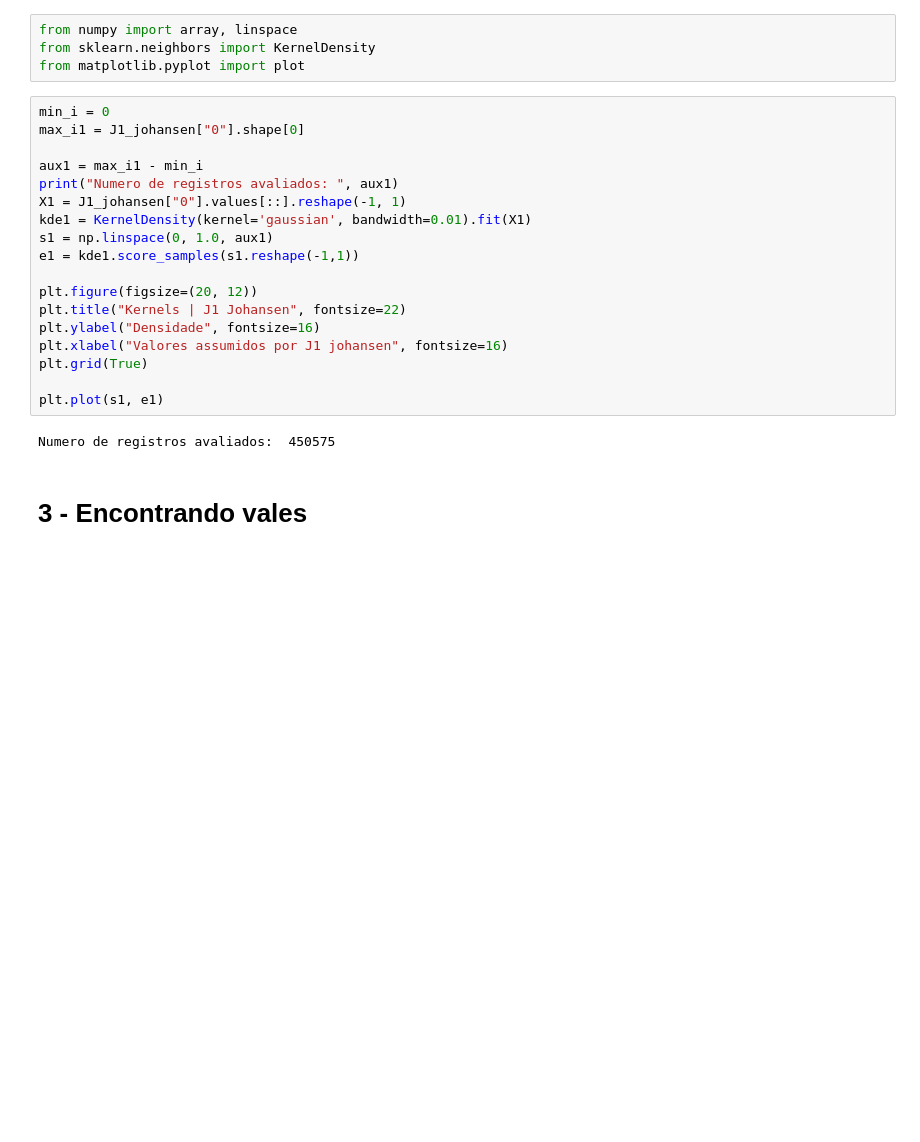
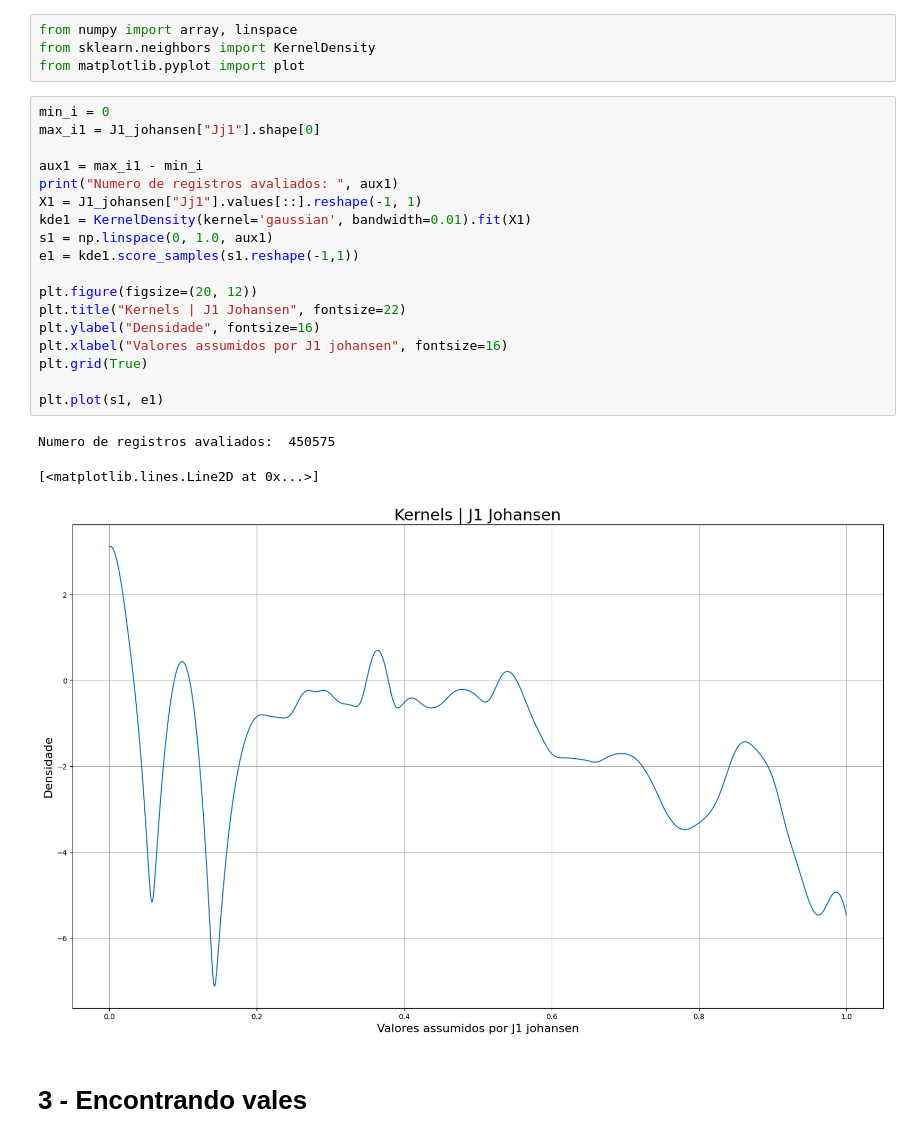
Before and after one commit to YhasmimTigre/TRIL-Net-Zero, a Jupyter notebook: Lab-Trill-04-KDE-johansen.ipynb, the cells around one changed output. Cells and saved outputs as stored; diff of their text form; blank space fills up the shorter version.

```diff
--- a/Lab-Trill-04-KDE-johansen.ipynb
+++ b/Lab-Trill-04-KDE-johansen.ipynb
@@ -31,24 +31,26 @@ from sklearn.neighbors import KernelDensity
 from matplotlib.pyplot import plot
 # %%
 min_i = 0
-max_i1 = J1_johansen["0"].shape[0]
+max_i1 = J1_johansen["Jj1"].shape[0]
 
 aux1 = max_i1 - min_i
 print("Numero de registros avaliados: ", aux1)
-X1 = J1_johansen["0"].values[::].reshape(-1, 1)
+X1 = J1_johansen["Jj1"].values[::].reshape(-1, 1)
 kde1 = KernelDensity(kernel='gaussian', bandwidth=0.01).fit(X1)
 s1 = np.linspace(0, 1.0, aux1)
 e1 = kde1.score_samples(s1.reshape(-1,1))
 
 plt.figure(figsize=(20, 12))
 plt.title("Kernels | J1 Johansen", fontsize=22)
 plt.ylabel("Densidade", fontsize=16)
 plt.xlabel("Valores assumidos por J1 johansen", fontsize=16)
 plt.grid(True)
 
 plt.plot(s1, e1)
 # %% [output]
 Numero de registros avaliados:  450575
+[<matplotlib.lines.Line2D at 0x...>]
+[figure, added]
 # %% [markdown]
 # 3 - Encontrando vales
 # %%
```
Also changed, not shown: parts of 4 cells of this notebook, 1 other file.
